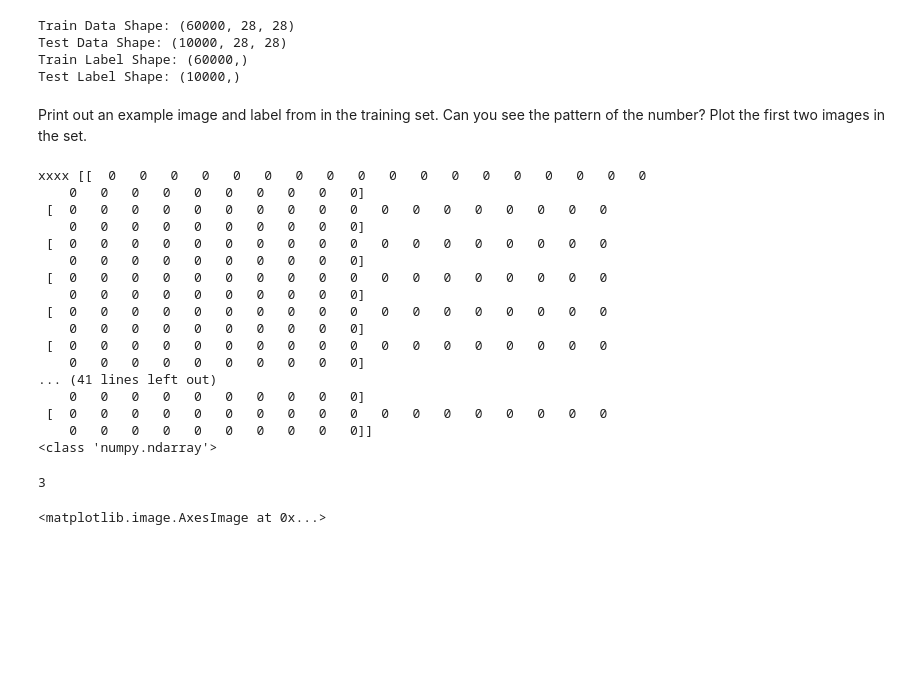
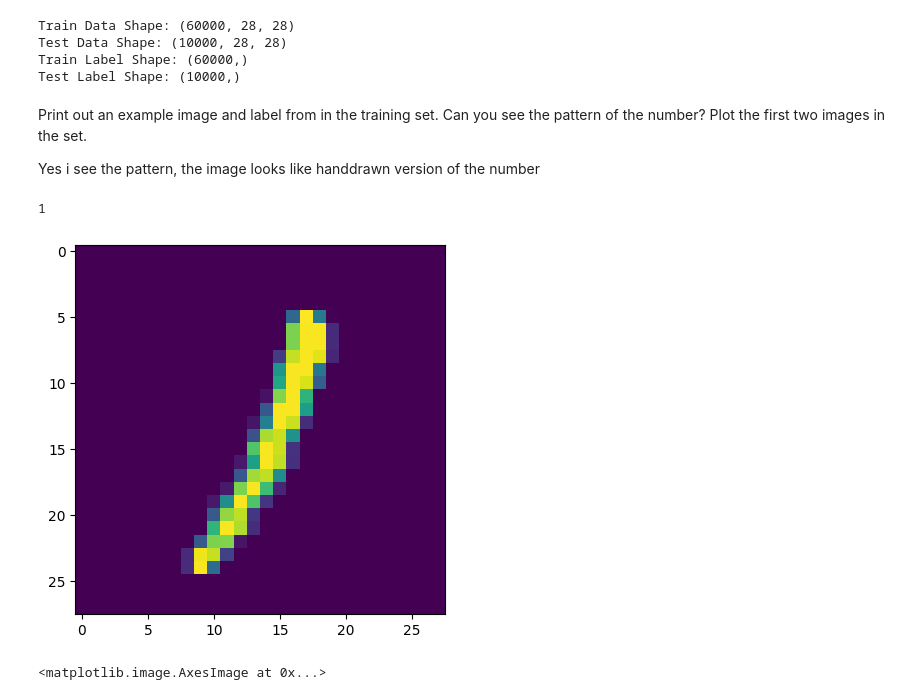
Before and after one commit to ASTR154/neural-networks, a Jupyter notebook: neural-networks.ipynb, the cells around one changed output. Drawn from its saved outputs; the diff is of its cells as text; code cells hidden in the pictures; blank space fills up the shorter version.

```diff
--- a/neural-networks.ipynb
+++ b/neural-networks.ipynb
@@ -35,32 +32,16 @@ Train Label Shape: (60000,)
 Test Label Shape: (10000,)
 # %% [markdown]
 Print out an example image and label from in the training set. Can you see the pattern of the number? Plot the first two images in the set.
+
+
+Yes i see the pattern, the image looks like handdrawn version of the number
-# %%
-print("xxxx",x_train_temp[44])
-
-print(type(x_train_temp))
-# %% [output]
-xxxx [[  0   0   0   0   0   0   0   0   0   0   0   0   0   0   0   0   0   0
-    0   0   0   0   0   0   0   0   0   0]
- [  0   0   0   0   0   0   0   0   0   0   0   0   0   0   0   0   0   0
-    0   0   0   0   0   0   0   0   0   0]
- [  0   0   0   0   0   0   0   0   0   0   0   0   0   0   0   0   0   0
-    0   0   0   0   0   0   0   0   0   0]
- [  0   0   0   0   0   0   0   0   0   0   0   0   0   0   0   0   0   0
-    0   0   0   0   0   0   0   0   0   0]
- [  0   0   0   0   0   0   0   0   0   0   0   0   0   0   0   0   0   0
-    0   0   0   0   0   0   0   0   0   0]
- [  0   0   0   0   0   0   0   0   0   0   0   0   0   0   0   0   0   0
-    0   0   0   0   0   0   0   0   0   0]
-... (41 lines left out)
-    0   0   0   0   0   0   0   0   0   0]
- [  0   0   0   0   0   0   0   0   0   0   0   0   0   0   0   0   0   0
-    0   0   0   0   0   0   0   0   0   0]]
-<class 'numpy.ndarray'>
-# %%
-print( y_train_temp[44])
-# %% [output]
-3
+# %%
+plt.imshow(x_train_temp[99])
+
+print(y_train_temp[99])
+# %% [output]
+1
+[figure, added]
 # %%
 plt.imshow(x_train_temp[0])
 # %% [output]
```
Also changed, not shown: parts of 10 cells of this notebook.
